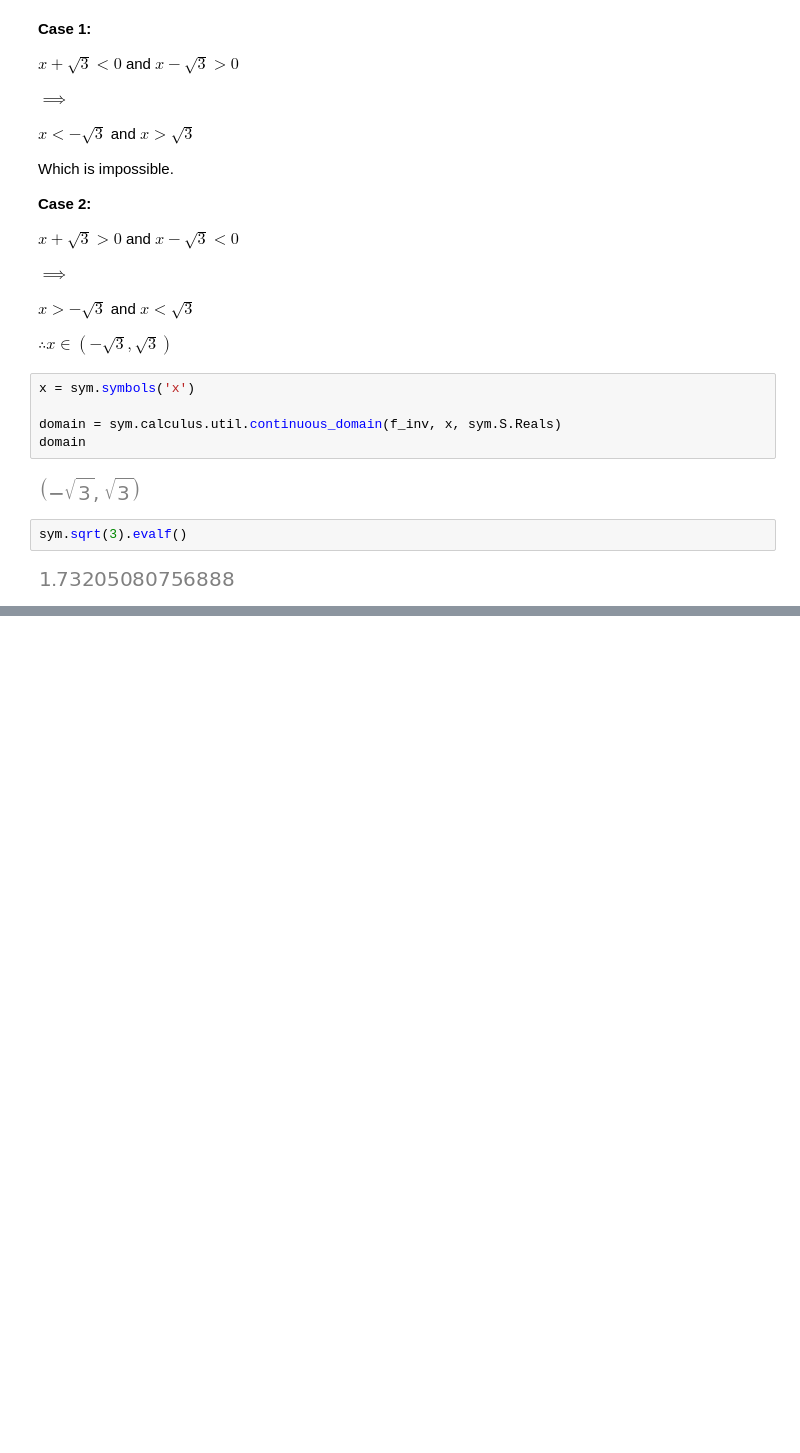
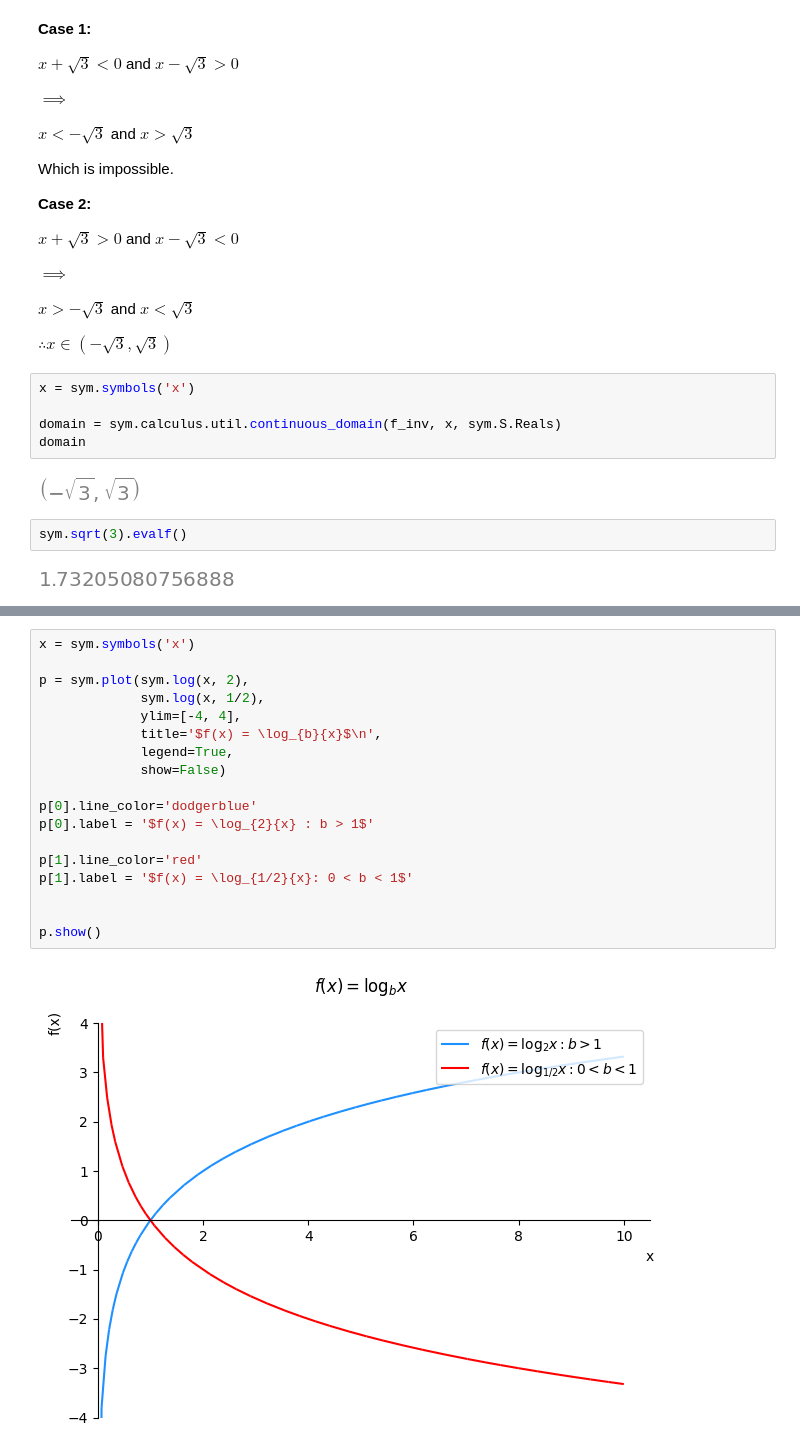
Before and after one commit to PaulToronto/Johns-Hopkins-Coursera-Applied-Calculus-With-Python, a Jupyter notebook: 2_2_Exponential_and_Logarithmic_Functions.ipynb, the cells around one changed output, grey strips where cells are left out. Cells and saved outputs as stored; diff of their text form; blank space fills up the shorter version.

```diff
--- a/2_2_Exponential_and_Logarithmic_Functions.ipynb
+++ b/2_2_Exponential_and_Logarithmic_Functions.ipynb
@@ -737,0 +797,20 @@ sym.sqrt(3).evalf()
+# %%
+x = sym.symbols('x')
+
+p = sym.plot(sym.log(x, 2),
+             sym.log(x, 1/2),
+             ylim=[-4, 4],
+             title='$f(x) = \log_{b}{x}$\n',
+             legend=True,
+             show=False)
+
+p[0].line_color='dodgerblue'
+p[0].label = '$f(x) = \log_{2}{x} : b > 1$'
+
+p[1].line_color='red'
+p[1].label = '$f(x) = \log_{1/2}{x}: 0 < b < 1$'
+
+
+p.show()
+# %% [output]
+[figure, added]
```
Also changed, not shown: parts of 13 cells of this notebook.
